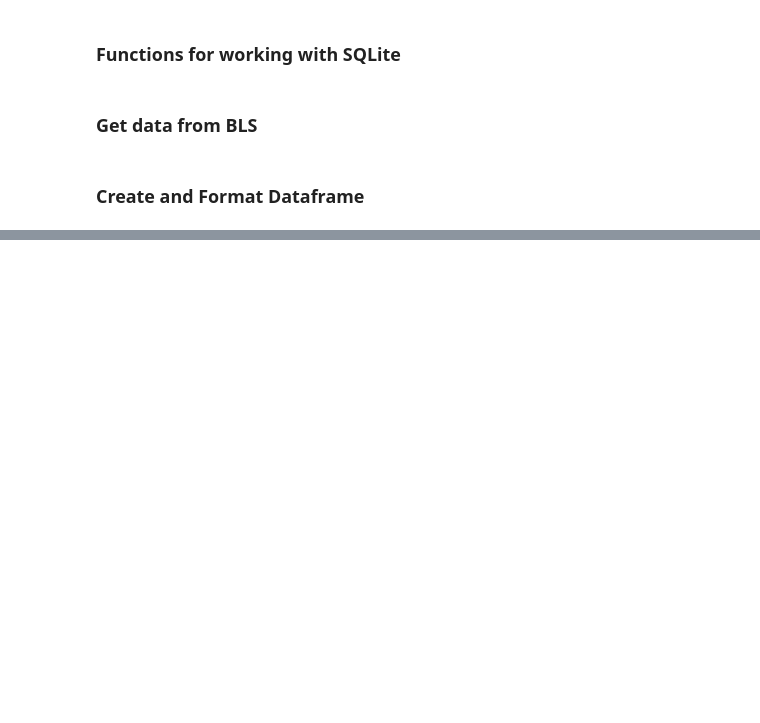
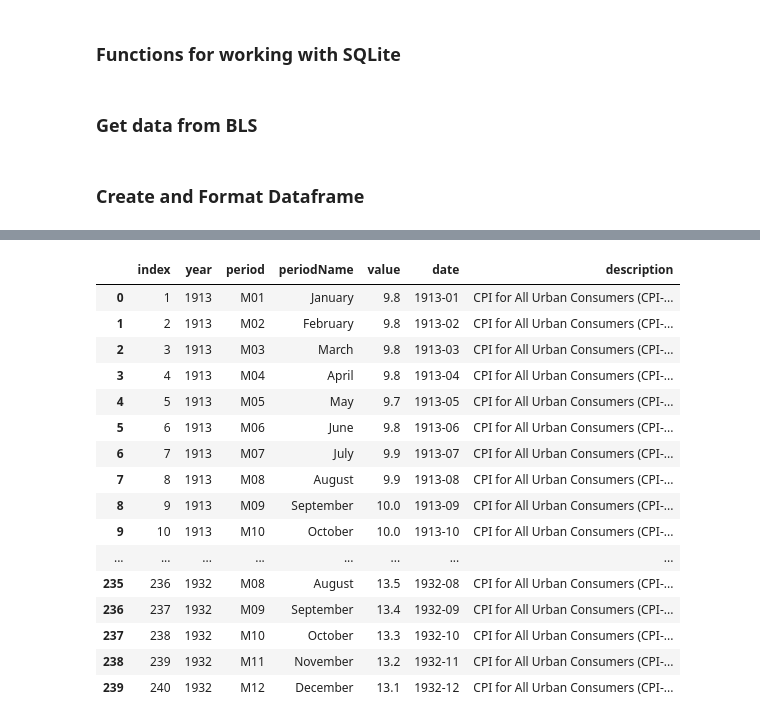
Before and after one commit to joshuamcurtis/MacroData, a Jupyter notebook: Add_Data_DB.ipynb, the cells around one changed output, grey strips where cells are left out. Saved outputs shown, nothing was run; the diff lists cells and outputs as text; code cells hidden in the pictures; blank space fills up the shorter version.

```diff
--- a/Add_Data_DB.ipynb
+++ b/Add_Data_DB.ipynb
@@ -336,0 +344,21 @@ df_cpi_not_seasonal
+# %%
+df_cpi_not_seasonal = table_to_df(seriesID, db_name)
+df_cpi_not_seasonal
+# %% [output]
+|  | index | year | period | periodName | value | date | description |
+| 0 | 1 | 1913 | M01 | January | 9.8 | 1913-01 | CPI for All Urban Consumers (CPI-... |
+| 1 | 2 | 1913 | M02 | February | 9.8 | 1913-02 | CPI for All Urban Consumers (CPI-... |
+| 2 | 3 | 1913 | M03 | March | 9.8 | 1913-03 | CPI for All Urban Consumers (CPI-... |
+| 3 | 4 | 1913 | M04 | April | 9.8 | 1913-04 | CPI for All Urban Consumers (CPI-... |
+| 4 | 5 | 1913 | M05 | May | 9.7 | 1913-05 | CPI for All Urban Consumers (CPI-... |
+| 5 | 6 | 1913 | M06 | June | 9.8 | 1913-06 | CPI for All Urban Consumers (CPI-... |
+| 6 | 7 | 1913 | M07 | July | 9.9 | 1913-07 | CPI for All Urban Consumers (CPI-... |
+| 7 | 8 | 1913 | M08 | August | 9.9 | 1913-08 | CPI for All Urban Consumers (CPI-... |
+| 8 | 9 | 1913 | M09 | September | 10.0 | 1913-09 | CPI for All Urban Consumers (CPI-... |
+| 9 | 10 | 1913 | M10 | October | 10.0 | 1913-10 | CPI for All Urban Consumers (CPI-... |
+| ... | ... | ... | ... | ... | ... | ... | ... |
+| 235 | 236 | 1932 | M08 | August | 13.5 | 1932-08 | CPI for All Urban Consumers (CPI-... |
+| 236 | 237 | 1932 | M09 | September | 13.4 | 1932-09 | CPI for All Urban Consumers (CPI-... |
+| 237 | 238 | 1932 | M10 | October | 13.3 | 1932-10 | CPI for All Urban Consumers (CPI-... |
+| 238 | 239 | 1932 | M11 | November | 13.2 | 1932-11 | CPI for All Urban Consumers (CPI-... |
+| 239 | 240 | 1932 | M12 | December | 13.1 | 1932-12 | CPI for All Urban Consumers (CPI-... |
```
Also changed, not shown: parts of 15 cells of this notebook, 1 other file.
